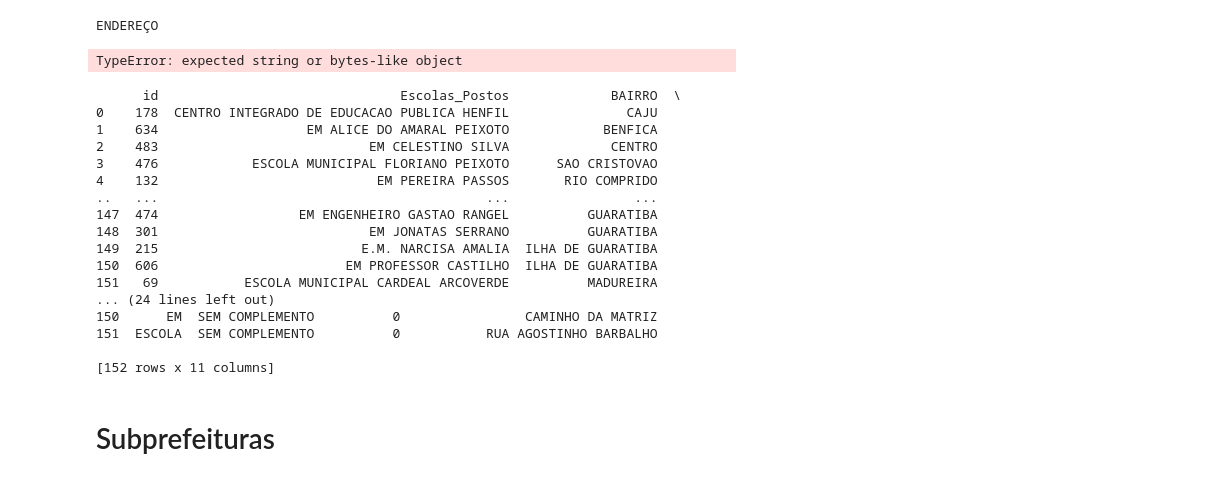
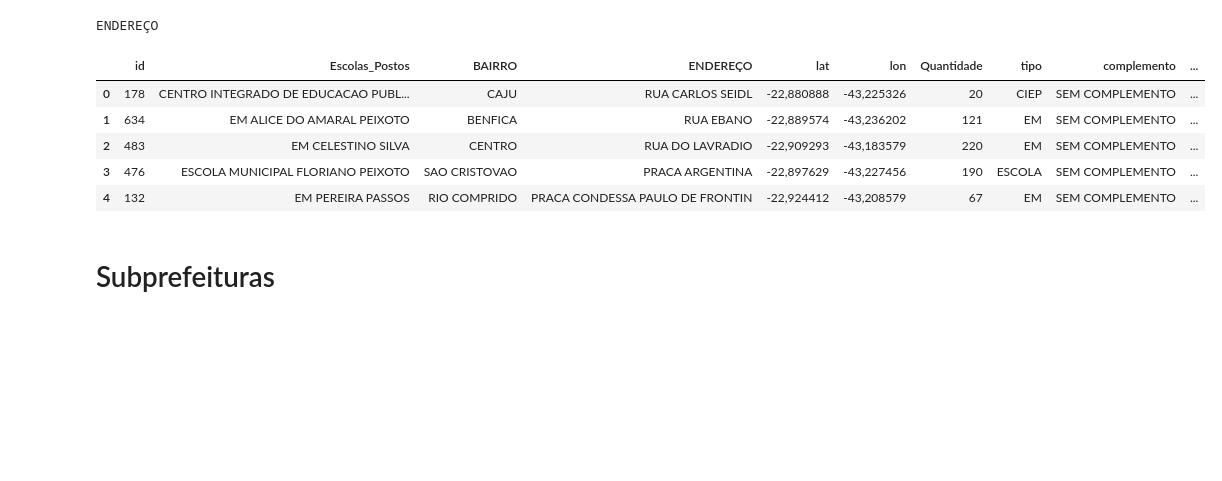
Before and after one commit to VictorHugoAmorim/ada_santander, a Jupyter notebook: Modulo 3 - Tecnicas de Programacao I (PY)/Projeto Limpeza de dados/src/projeto.ipynb, the cells around one changed output. Cells and saved outputs as stored; diff of their text form; code cells hidden in the pictures; blank space fills up the shorter version.

```diff
--- a/Modulo 3 - Tecnicas de Programacao I (PY)/Projeto Limpeza de dados/src/projeto.ipynb
+++ b/Modulo 3 - Tecnicas de Programacao I (PY)/Projeto Limpeza de dados/src/projeto.ipynb
@@ -103,79 +103,64 @@ substituicoes_endereco = {
     'PCA ': 'PRACA ',
     'ALM ': 'ALMIRANTE ',
     'SEN ': 'SENADOR ',
     'CONJ ': 'CONJUNTO ',
 }
 
 # Define um padrão para encontrar "R" como uma palavra independente em endereco para substituição
 padrao_r = r'\bR\b'
 
 # Aplica as funções de substituição à coluna endereco
 escolas_quantidade_md['ENDEREÇO '] = escolas_quantidade_md['ENDEREÇO '].apply(substituir_palavras, args=(substituicoes_endereco,))
 escolas_quantidade_md['ENDEREÇO '] = escolas_quantidade_md['ENDEREÇO '].str.replace(padrao_r, 'RUA', regex=True)
 
 # Função para extrair complementos do endereço
-#def extrair_complemento(endereco):
-#    complementos = re.findall(r'\b(BLOCO|CONJUNTO)\s+(\S+)\b', endereco, flags=re.IGNORECASE)
-#    if complementos:
-#        return ','.join([f'{comp[0]} {comp[1]}' for comp in complementos])
-#    else:
-#        return "SEM COMPLEMENTO"
-
 def extrair_complemento(endereco):
     complementos = re.findall(r'\b(BLOCO|CONJUNTO)\s+(\S+)\b', endereco, flags=re.IGNORECASE)
+    if complementos:
+        return ','.join([f'{comp[0]} {comp[1]}' for comp in complementos])
+    else:
+        return "SEM COMPLEMENTO"
 
-    if complementos:
-        complemento_str = ','.join([f'{comp[0]} {comp[1]}' for comp in complementos])
-        endereco_limpo = re.sub(r'\b(BLOCO|CONJUNTO)\s+(\S+)\b', '', endereco, flags=re.IGNORECASE)
-        return complemento_str, endereco_limpo.strip()
-    else:
-        return "SEM COMPLEMENTO", endereco
-
-escolas_quantidade_md['ENDEREÇO '] = escolas_quantidade_md['ENDEREÇO '].apply(extrair_complemento)
+# Aplica a função de extração e cria uma nova coluna 'complemento'
+escolas_quantidade_md['complemento'] = escolas_quantidade_md['ENDEREÇO '].apply(extrair_complemento)
 
 # Função para extrair números do endereço
 def extrair_numero(endereco):
-    numeros = re.findall(r'\d+', endereco)
-    if numeros:
-        return '-'.join(numeros)
+    numeros_hifen = re.findall(r'\b\d+-\d+\b', endereco)
+    numeros_km = re.findall(r'KM\s*\d+',endereco)
+    padrao_sem_numeros = re.findall(r'S/No|S/Ndeg|S/N', endereco)
+
+    if numeros_hifen:
+        return '-'.join(numeros_hifen)
+    elif numeros_km:
+        return numeros_km[-1]
+    elif padrao_sem_numeros:
+        return 0
     else:
-        return 0
+        numeros = re.findall(r'\d+', endereco)
+        return int(numeros[-1]) if numeros else 0
 
 # Aplica a função de extração e cria uma nova coluna 'numero_rua'
 escolas_quantidade_md['numero_rua'] = escolas_quantidade_md['ENDEREÇO '].apply(extrair_numero)
 
 # Função para remover números e variações do endereço
-def remover_numeros_variacoes(endereco):
-    padrao = r'(\d+|S/No|S/Ndeg|S/N)'
+def remover_numeros_variacoes(endereco, numeros_rua):
+    if isinstance(numeros_rua, str):
+        endereco = endereco.replace(numeros_rua, '')
+    padrao = r'\d+$|S/No|S/Ndeg|S/N|-'
     endereco_limpo = re.sub(padrao, '', endereco).strip()
     return endereco_limpo
 
-# Aplica a função de remoção e renomeia a coluna
-escolas_quantidade_md['ENDEREÇO'] = escolas_quantidade_md['ENDEREÇO '].apply(remover_numeros_variacoes)
-#escolas_quantidade_md.rename(columns={'ENDEREÇO ': 'logradouro_da_entrega'}, inplace=True)
+# Aplica a função de remoção de números do endereço
+escolas_quantidade_md['ENDEREÇO '] = escolas_quantidade_md.apply(lambda row: remover_numeros_variacoes(row['ENDEREÇO '], row['numero_rua']), axis=1)
+escolas_quantidade_md.head()
 # %% [output]
-TypeError: expected string or bytes-like object
+|  | id | Escolas_Postos | BAIRRO | ENDEREÇO | lat | lon | Quantidade | tipo | complemento | ... |
+| 0 | 178 | CENTRO INTEGRADO DE EDUCACAO PUBL... | CAJU | RUA CARLOS SEIDL | -22,880888 | -43,225326 | 20 | CIEP | SEM COMPLEMENTO | ... |
+| 1 | 634 | EM ALICE DO AMARAL PEIXOTO | BENFICA | RUA EBANO | -22,889574 | -43,236202 | 121 | EM | SEM COMPLEMENTO | ... |
+| 2 | 483 | EM CELESTINO SILVA | CENTRO | RUA DO LAVRADIO | -22,909293 | -43,183579 | 220 | EM | SEM COMPLEMENTO | ... |
+| 3 | 476 | ESCOLA MUNICIPAL FLORIANO PEIXOTO | SAO CRISTOVAO | PRACA ARGENTINA | -22,897629 | -43,227456 | 190 | ESCOLA | SEM COMPLEMENTO | ... |
+| 4 | 132 | EM PEREIRA PASSOS | RIO COMPRIDO | PRACA CONDESSA PAULO DE FRONTIN | -22,924412 | -43,208579 | 67 | EM | SEM COMPLEMENTO | ... |
-# %%
-print(escolas_quantidade_md)
-escolas_quantidade_md.to_csv('df_escolas_modificado.csv', index=False)
-# %% [output]
-      id                               Escolas_Postos             BAIRRO  \
-0    178  CENTRO INTEGRADO DE EDUCACAO PUBLICA HENFIL               CAJU
-1    634                   EM ALICE DO AMARAL PEIXOTO            BENFICA
-2    483                           EM CELESTINO SILVA             CENTRO
-3    476            ESCOLA MUNICIPAL FLORIANO PEIXOTO      SAO CRISTOVAO
-4    132                            EM PEREIRA PASSOS       RIO COMPRIDO
-..   ...                                          ...                ...
-147  474                  EM ENGENHEIRO GASTAO RANGEL          GUARATIBA
-148  301                           EM JONATAS SERRANO          GUARATIBA
-149  215                          E.M. NARCISA AMALIA  ILHA DE GUARATIBA
-150  606                        EM PROFESSOR CASTILHO  ILHA DE GUARATIBA
-151   69           ESCOLA MUNICIPAL CARDEAL ARCOVERDE          MADUREIRA
-... (24 lines left out)
-150      EM  SEM COMPLEMENTO          0                CAMINHO DA MATRIZ
-151  ESCOLA  SEM COMPLEMENTO          0           RUA AGOSTINHO BARBALHO
-
-[152 rows x 11 columns]
 # %% [markdown]
 # Subprefeituras
 # %%
```
Also changed, not shown: parts of 2 cells of this notebook, 1 other file.
